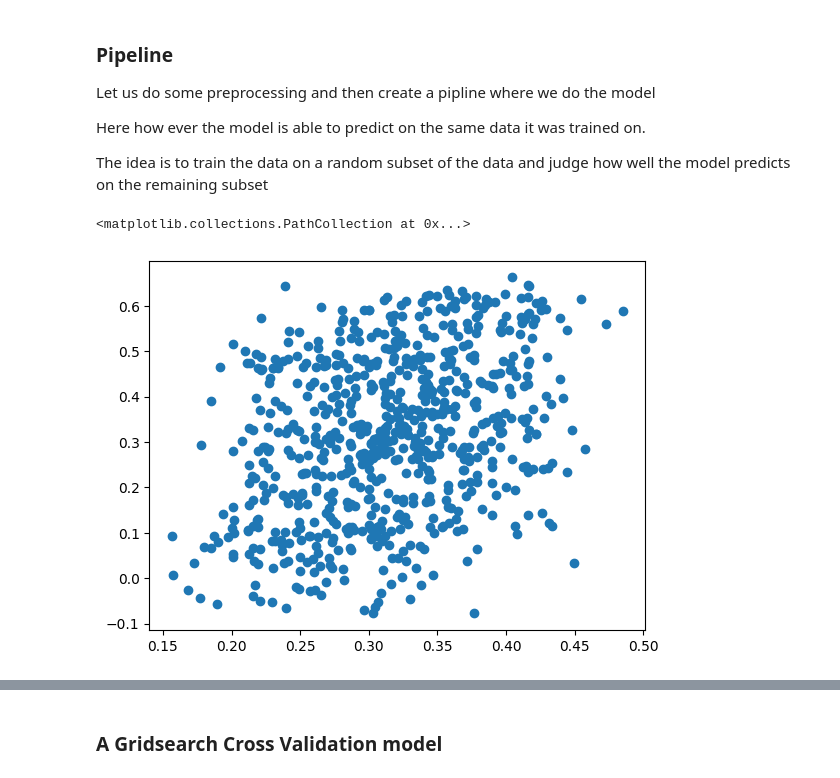
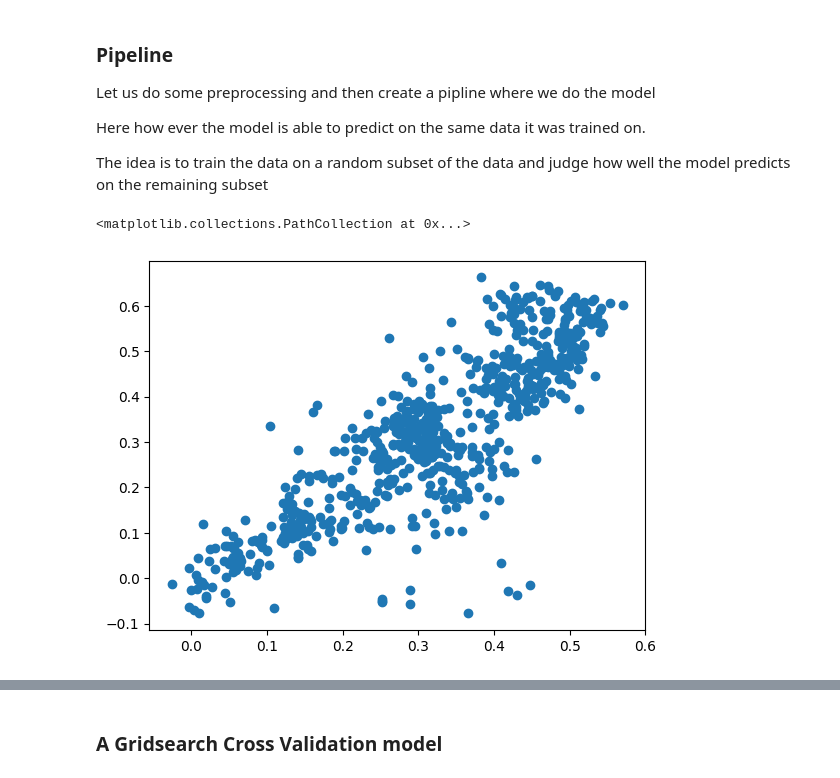
Before and after one commit to maseehfaizan/Project_code, a Jupyter notebook: Master.ipynb, the cells around one changed output, grey strips where cells are left out. Saved outputs shown, nothing was run; the diff lists cells and outputs as text; code cells hidden in the pictures.

Commit message:
I included the Year and Month in the Machine Learning model and it works very well. The Linear Model Sucks

```diff
--- a/Master.ipynb
+++ b/Master.ipynb
@@ -231,6 +231,9 @@ main = main.dropna(subset='lagged_price')
 main['lag_return'] = main['Adj_Price'].pct_change()
 main['cum_lag_return'] = main['lag_return'].cumsum()
 
+# In Machine Learning Part I want to use Monthly and Yearly data to predict prices
+main['year'] = main['time'].dt.year
+main['month'] = main['time'].dt.month
 
 main['Extereme'] = ext['Average Temperature']
 main.head()
@@ -602,0 +603,4 @@ y = main['cum_lag_return']
+# %%
+# I want to encorporate the yearly and monthly data in my Machine Learning process for it to work well
+X = main[['Average Temperature','Average prcp','year','month']]
+y = main['cum_lag_return']
@@ -628,16 +634,16 @@ The idea is to train the data on a random subset of the data and judge how well
 # %%
 
 model = KNeighborsRegressor().fit(X,y)
 
 pipe = Pipeline([
     ('scale',RobustScaler()),
-    ('model',KNeighborsRegressor(n_neighbors=12))
+    ('model',KNeighborsRegressor(n_neighbors=15))
 
 ])
 pipe.fit(X,y)
 
 predict = pipe.predict(X)
 plt.scatter(predict,y)
 # %% [output]
 <matplotlib.collections.PathCollection at 0x...>
-[figure, old version]
+[figure, new version]
```
Also changed, not shown: parts of 12 cells of this notebook.
